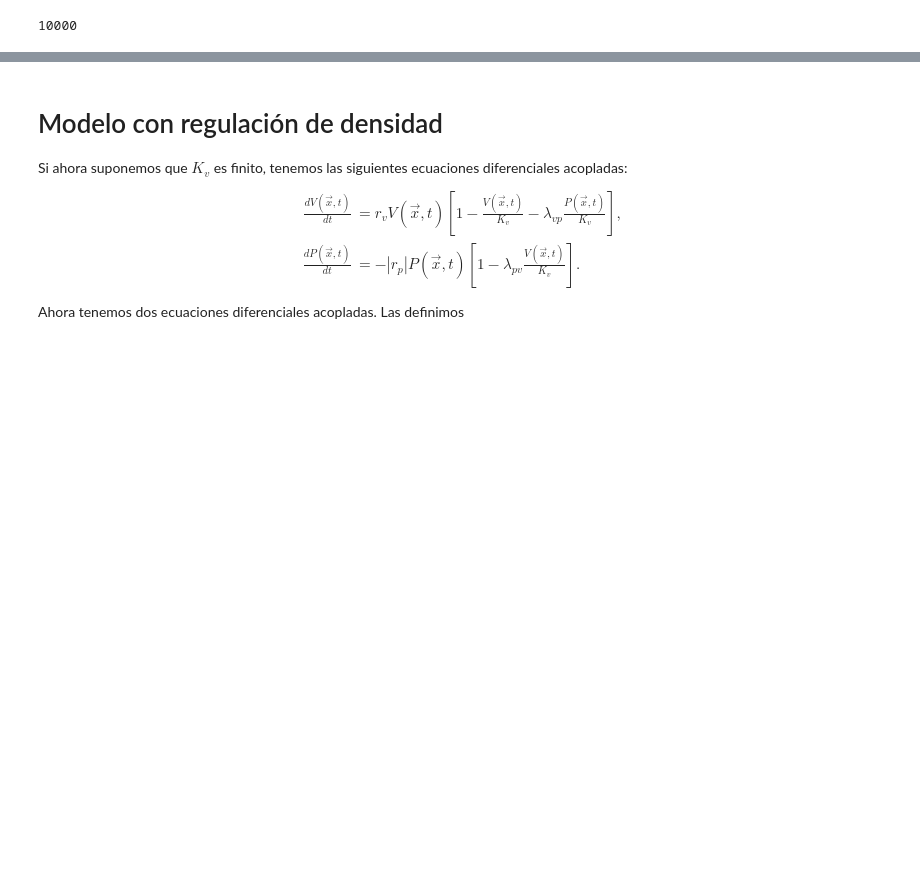
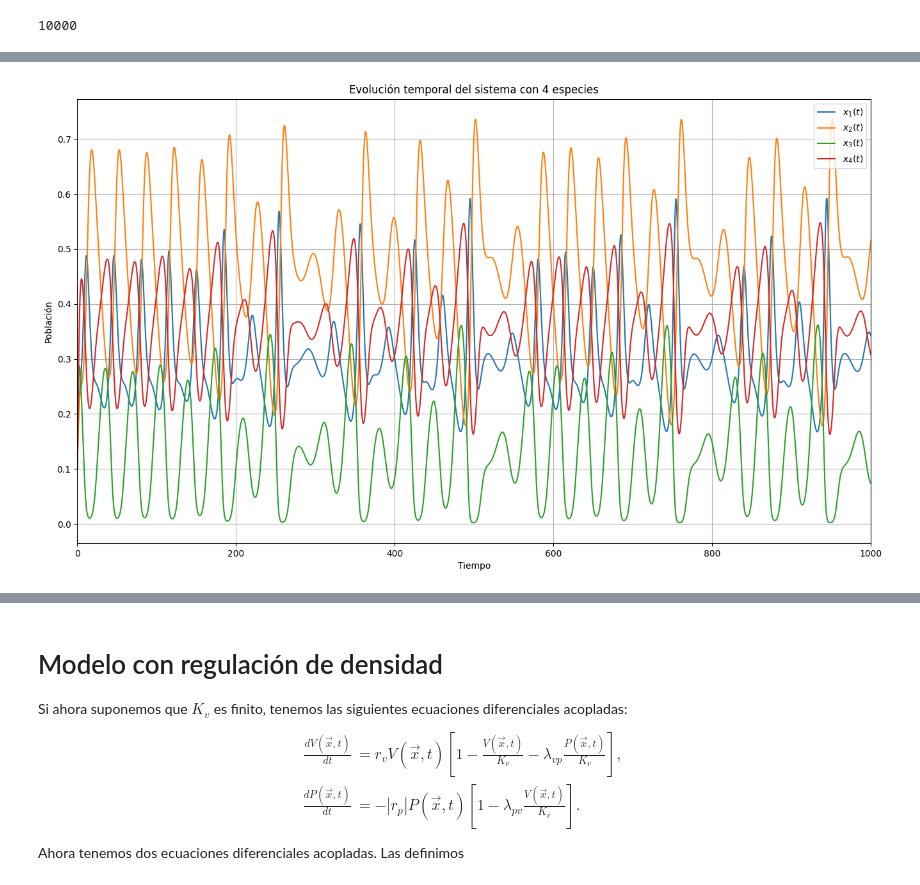
Before and after one commit to jenriquezafra/TFG, a Jupyter notebook: Draft_L-V.ipynb, the cells around one changed output, grey strips where cells are left out. Cells and saved outputs as stored; diff of their text form; code cells hidden in the pictures; blank space fills up the shorter version.

```diff
--- a/Draft_L-V.ipynb
+++ b/Draft_L-V.ipynb
@@ -20,7 +21,6 @@ $$
 
 def system(t,x,r,a):
     '''
-    :param t: tiempo
     :param x: vector de longitud N
     :param r: vector de tasa de crecimiento (r_i)
     :param a: matriz (N,N) con los coeficientes a_ij
@@ -56,13 +57,15 @@ print(len(sol.y[0]))
 # %% [output]
 10000
 # %%
+# %matplotlib notebook
+
 # creamos la gráfica
 fig, ax = plt.subplots(1, 1, figsize=(16,9))
 
 ax.plot(sol.t, sol.y[0], label=f'$x_1(t)$')
 ax.plot(sol.t, sol.y[1], label=f'$x_2(t)$')
 ax.plot(sol.t, sol.y[2], label=f'$x_3(t)$')
-ax.plot(sol.t, sol.y[3], label=f'$x_3(t)$')
+ax.plot(sol.t, sol.y[3], label=f'$x_4(t)$')
 
 # ajustamos las etiquetas y el título
 ax.set_xlabel('Tiempo')
@@ -73,6 +76,6 @@ ax.legend()
 ax.grid(True)
 plt.plot()
 
-# Mostramos la gráfica
+# mostramos la gráfica
 plt.show()
 # %% [output]
@@ -81 +82,2 @@ plt.show()
+[figure, added]
 # %%
```
Also changed, not shown: parts of 9 cells of this notebook.
